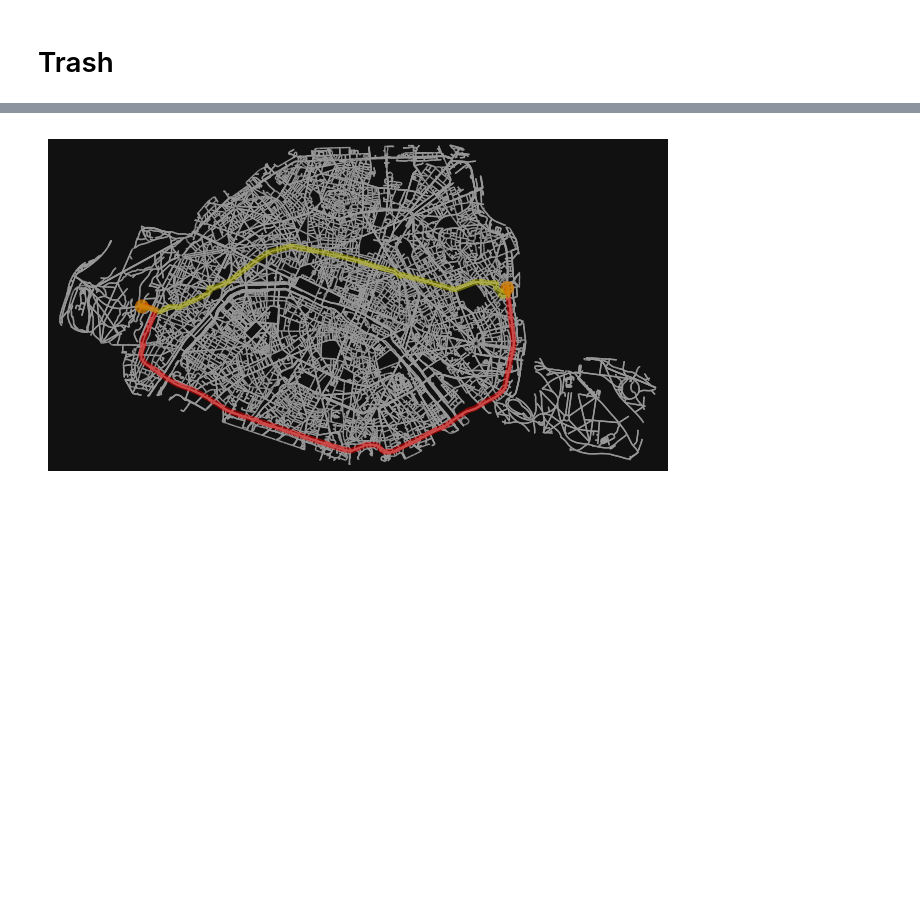
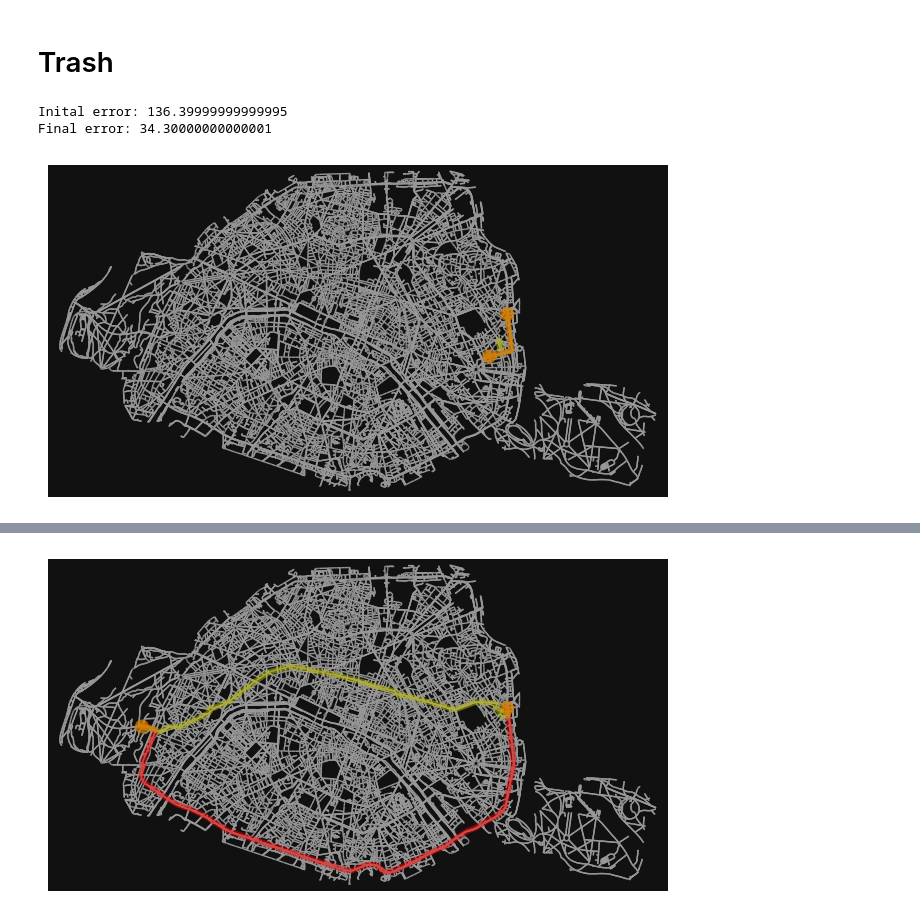
Before and after one commit to JaviAnton/UC-Project-Group-1, a Jupyter notebook: final/main.ipynb, the cells around one changed output, grey strips where cells are left out. Cells and saved outputs as stored; diff of their text form; code cells hidden in the pictures; blank space fills up the shorter version.

```diff
--- a/final/main.ipynb
+++ b/final/main.ipynb
@@ -547,0 +558,46 @@ def minimize_absolute_error_path(graph, start_node, end_node, measured_weight, c
+# %%
+def minimize_absolute_error_path_v2(graph, start_node, end_node, measured_weight,weight="weight"):
+    # Use Dijkstra's algorithm to find the shortest path in terms of weights
+    shortest_path = nx.shortest_path(graph, source=start_node, target=end_node, weight=weight)
+
+    # Function to calculate the absolute error for a given path
+    def calculate_absolute_error(path):
+        path_length = sum(graph[path[i]][path[i+1]][0][weight] for i in range(len(path)-1))
+        return abs(path_length - measured_weight)
+
+    # Initialize minimum absolute error and path
+    min_absolute_error = calculate_absolute_error(shortest_path)
+    print('Inital error:',min_absolute_error)
+    min_error_path = shortest_path
+
+    # Iterate over neighbors of nodes in the shortest path to find the minimum error path
+    for i in range(len(shortest_path) - 1):
+        current_node = shortest_path[i]
+        next_node = shortest_path[i+1]
+
+        # Get neighbors excluding the next node in the shortest path
+        neighbors = set(graph.neighbors(current_node)) - {next_node}
+
+        # Iterate over neighbors to find alternative paths
+        for neighbor in neighbors:
+            sub_path=nx.shortest_path(graph,neighbor, shortest_path[i+1],weight=weight)
+            alternative_path = shortest_path[:i+1] + sub_path[:-1] + shortest_path[i+1:]
+            error = calculate_absolute_error(alternative_path)
+
+            if error < min_absolute_error:
+                min_absolute_error = error
+                min_error_path = alternative_path
+    print('Final error:',min_absolute_error)
+    return min_error_path,min_absolute_error
+# %%
+n1=list(g)[0]
+n2=list(g)[10]
+route1=nx.shortest_path(baseline_TTD,n1,n2,weight="travel_time")
+route2,t=minimize_absolute_error_path_v2(baseline_TTD,n1,n2,300,weight="travel_time")
+fig, ax = ox.plot_graph_routes(
+    g, routes=[route1, route2], route_colors=["r", "y"], route_linewidth=6, node_size=0
+)
+# %% [output]
+Inital error: 136.39999999999995
+Final error: 34.30000000000001
+[figure, added]
```
Also changed, not shown: parts of 8 cells of this notebook.
